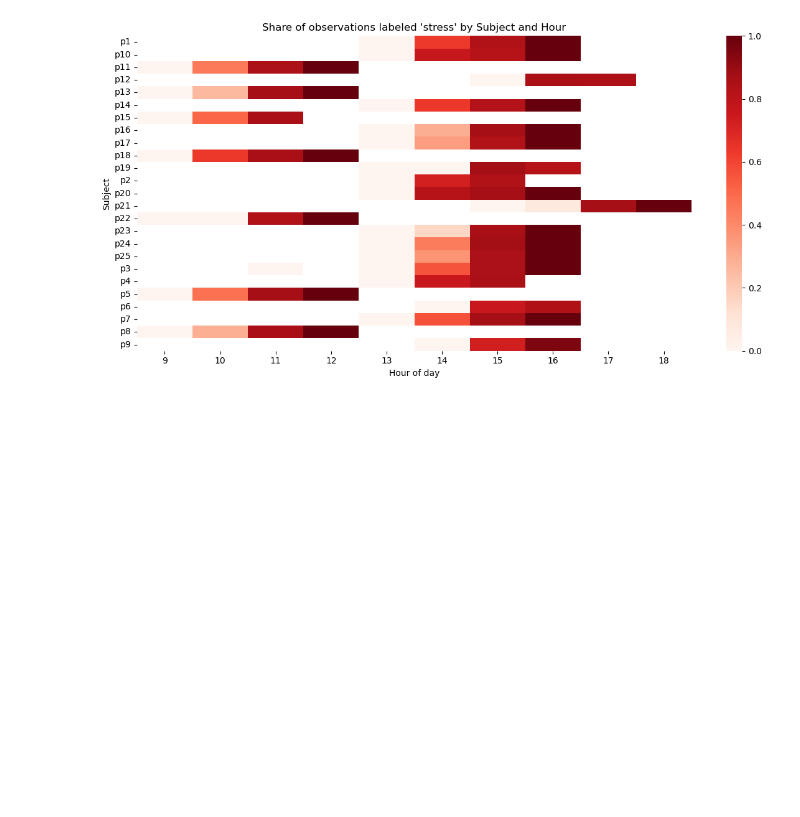
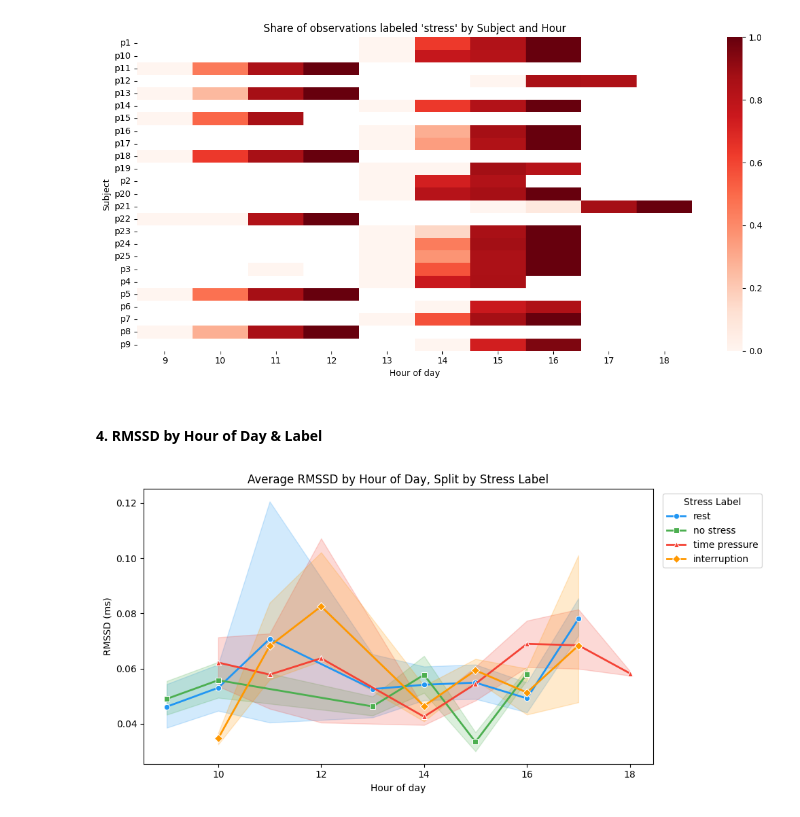
Before and after one commit to cmparent/w26-si568-project3, a Jupyter notebook: milestone_4.ipynb, the cells around one changed output. Saved outputs shown, nothing was run; the diff lists cells and outputs as text; code cells hidden in the pictures; blank space fills up the shorter version.

```diff
--- a/milestone_4.ipynb
+++ b/milestone_4.ipynb
@@ -215,3 +232,36 @@ plt.tight_layout()
 plt.show()
 # %% [output]
 [figure]
+# %% [markdown]
+#### 4. RMSSD by Hour of Day & Label
+# %%
+df = heart_rate_data_all.copy()
+df["timestamp"] = pd.to_datetime(df["timestamp"], errors="coerce")
+df["timestamp"] = df["timestamp"].fillna(df["date"])
+df["hour"] = df["timestamp"].dt.hour
+
+order = ["rest", "no stress", "time pressure", "interruption"]
+palette = {"rest": "#2196F3", "no stress": "#4CAF50", "interruption": "#FF9800", "time pressure": "#F44336"}
+markers = {"rest": "o", "no stress": "s", "time pressure": "^", "interruption": "D"}
+
+plt.figure(figsize=(10, 5))
+sns.lineplot(
+    data=df.dropna(subset=["RMSSD"]),
+    x="hour", y="RMSSD",
+    hue="label",
+    hue_order=order,
+    style="label",
+    markers=markers,
+    dashes=False,
+    palette=palette,
+    errorbar="ci",
+    linewidth=2
+)
+plt.title("Average RMSSD by Hour of Day, Split by Stress Label")
+plt.xlabel("Hour of day")
+plt.ylabel("RMSSD (ms)")
+plt.legend(title="Stress Label", bbox_to_anchor=(1.01, 1), loc="upper left")
+plt.tight_layout()
+plt.show()
+# %% [output]
+[figure, added]
```
Also changed, not shown: parts of 9 cells of this notebook, 1 other file.
